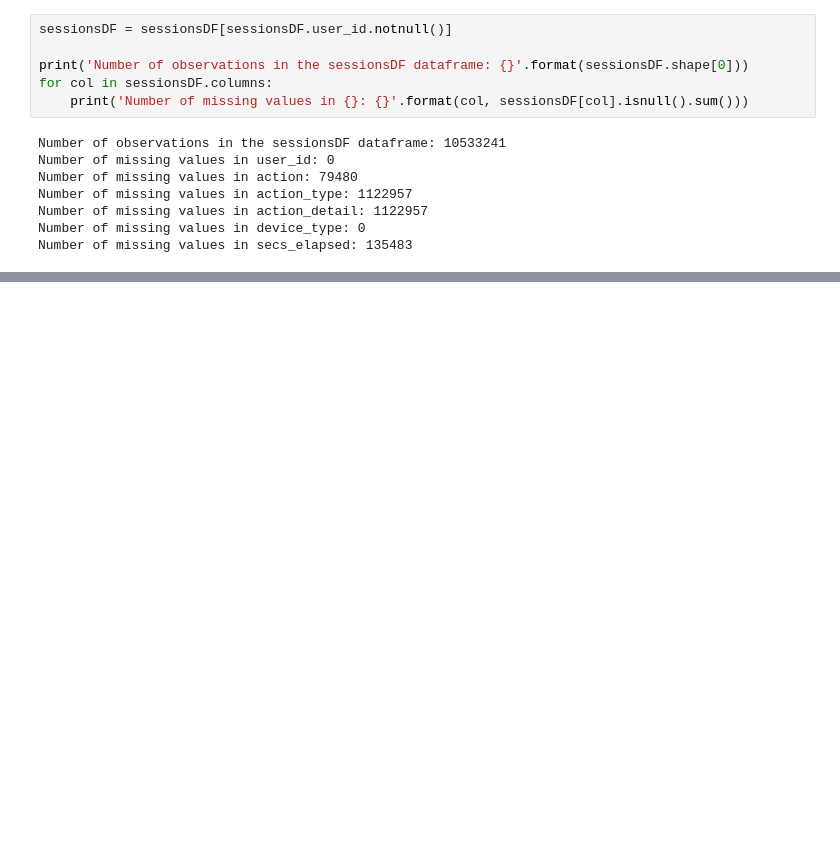
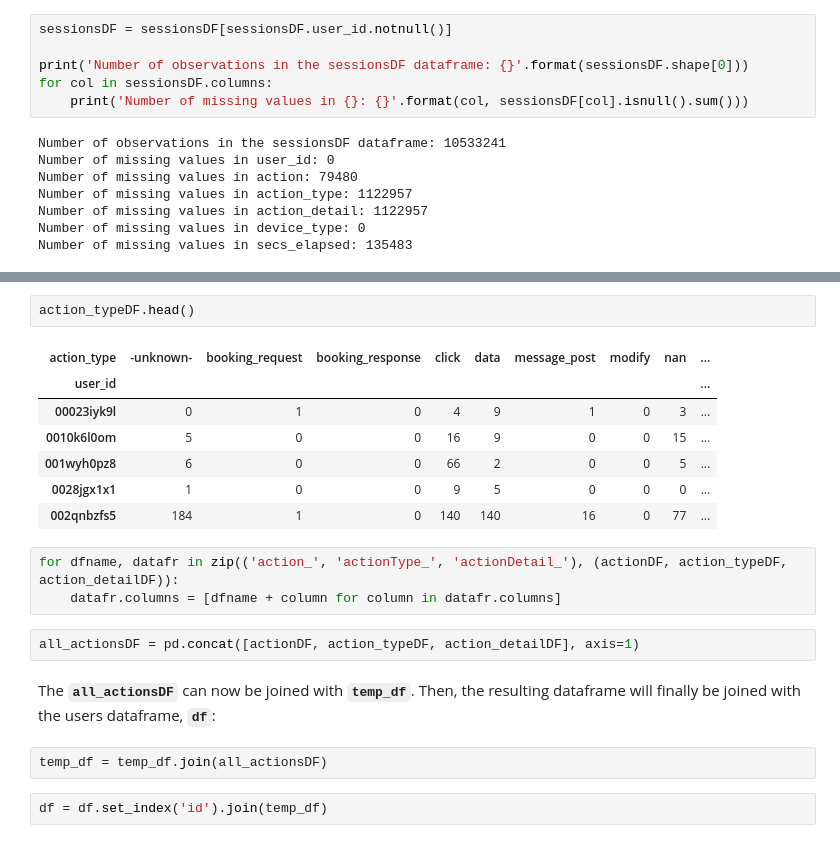
Before and after one commit to vosilov/Data-Science-Portfolio, a Jupyter notebook: AirBnB-Kaggle-Competition/airbnb_kaggle.ipynb, the cells around one changed output, grey strips where cells are left out. Drawn from its saved outputs; the diff is of its cells as text; blank space fills up the shorter version.

```diff
--- a/AirBnB-Kaggle-Competition/airbnb_kaggle.ipynb
+++ b/AirBnB-Kaggle-Competition/airbnb_kaggle.ipynb
@@ -470,0 +523,21 @@ True
+# %%
+action_typeDF.head()
+# %% [output]
+| action_type | -unknown- | booking_request | booking_response | click | data | message_post | modify | nan | ... |
+| user_id |  |  |  |  |  |  |  |  | ... |
+| 00023iyk9l | 0 | 1 | 0 | 4 | 9 | 1 | 0 | 3 | ... |
+| 0010k6l0om | 5 | 0 | 0 | 16 | 9 | 0 | 0 | 15 | ... |
+| 001wyh0pz8 | 6 | 0 | 0 | 66 | 2 | 0 | 0 | 5 | ... |
+| 0028jgx1x1 | 1 | 0 | 0 | 9 | 5 | 0 | 0 | 0 | ... |
+| 002qnbzfs5 | 184 | 1 | 0 | 140 | 140 | 16 | 0 | 77 | ... |
+# %%
+for dfname, datafr in zip(('action_', 'actionType_', 'actionDetail_'), (actionDF, action_typeDF, action_detailDF)):
+    datafr.columns = [dfname + column for column in datafr.columns]
+# %%
+all_actionsDF = pd.concat([actionDF, action_typeDF, action_detailDF], axis=1)
+# %% [markdown]
+The __`all_actionsDF`__ can now be joined with __`temp_df`__. Then, the resulting dataframe will finally be joined with the users dataframe, __`df`__:
+# %%
+temp_df = temp_df.join(all_actionsDF)
+# %%
+df = df.set_index('id').join(temp_df)
```
Also changed, not shown: parts of 48 cells of this notebook.
